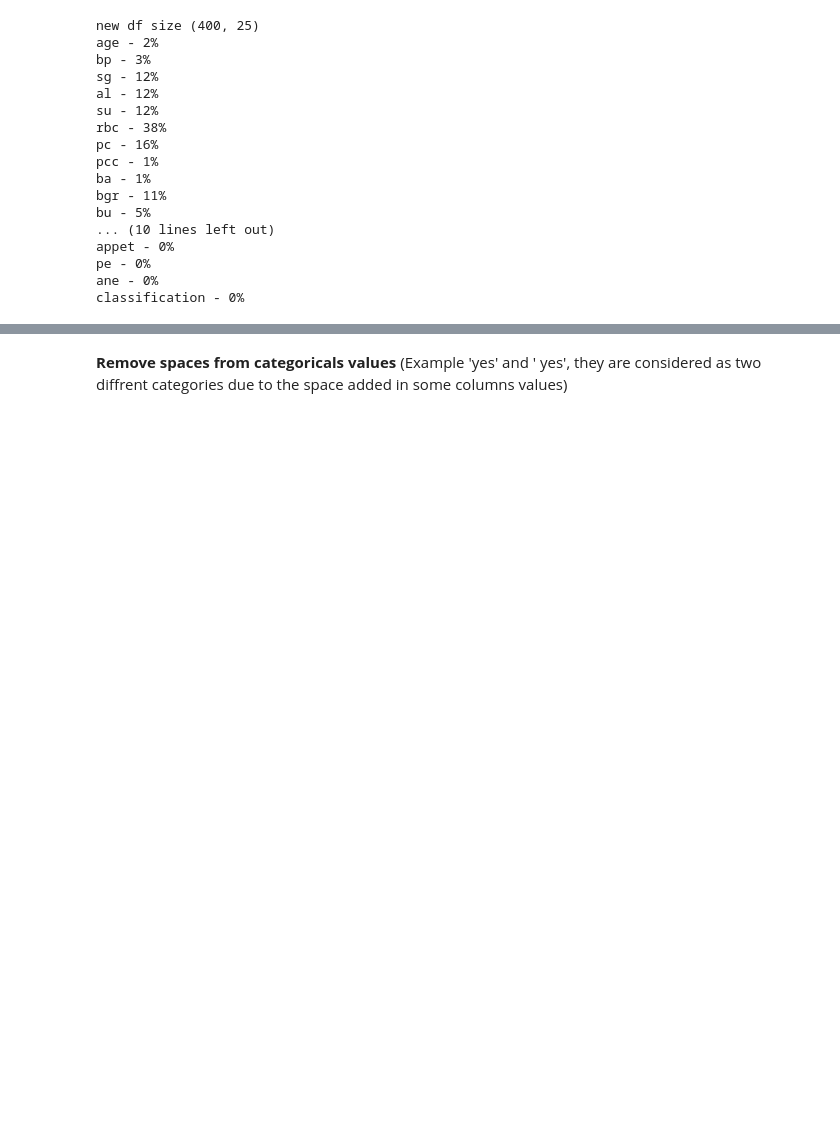
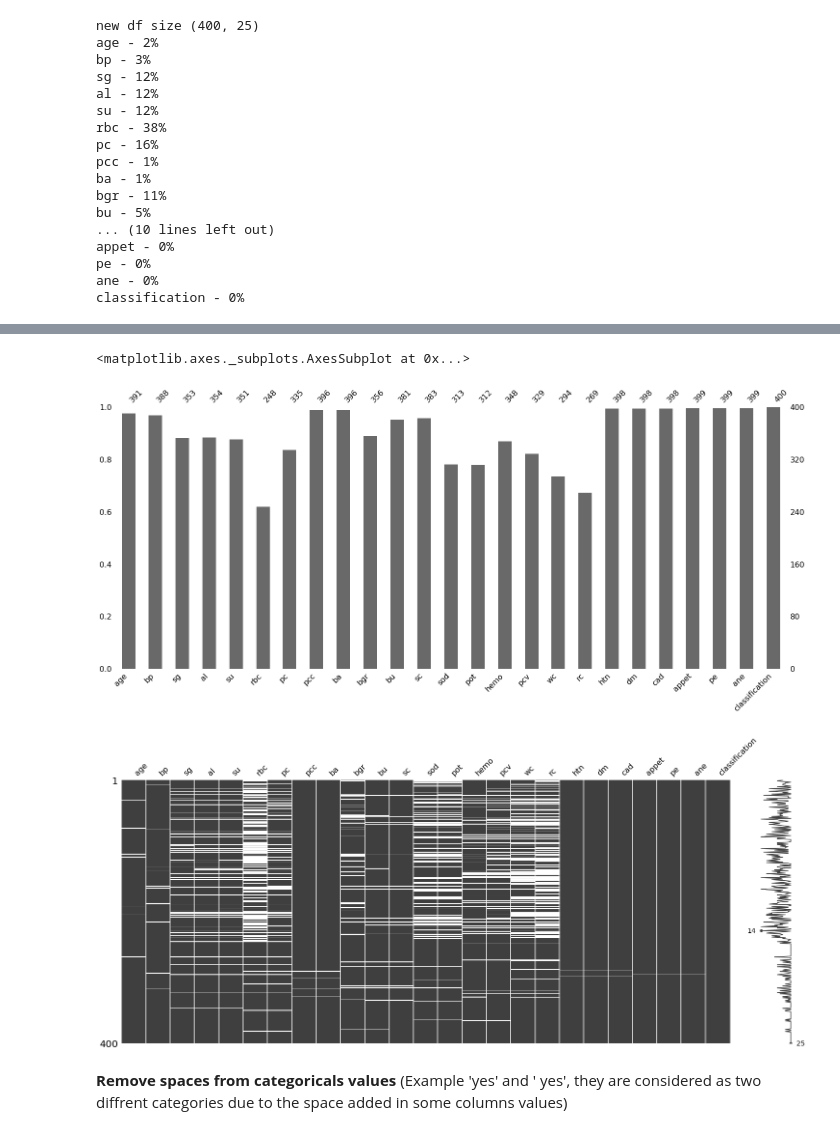
Before and after one commit to lamisghoualmi/Chronic-Kidney-disease-Data-analysis-and-Prediction, a Jupyter notebook: Kidney_Disease_Prediction.ipynb, the cells around one changed output, grey strips where cells are left out. Cells and saved outputs as stored; diff of their text form; code cells hidden in the pictures; blank space fills up the shorter version.

```diff
--- a/Kidney_Disease_Prediction.ipynb
+++ b/Kidney_Disease_Prediction.ipynb
@@ -68,6 +68,10 @@ print('Variables informations')
 df.info()
 print('statiscital desritption of the continious variables')
 df.describe()
+
+#Correct var pcv wc rc that contains '?' and a ' nan '
+df.replace('?',np.nan,inplace=True)
+df.replace(' nan ',np.nan,inplace=True)
 # %% [output]
      age    bp     sg   al   su     rbc        pc         pcc          ba  \
 id
@@ -126,3 +138,12 @@ classification - 0%
+# %%
+import missingno as  msno
+
+msno.bar(df)
+msno.matrix(df)
+# %% [output]
+<matplotlib.axes._subplots.AxesSubplot at 0x...>
+[figure, added]
+[figure, added]
 # %% [markdown]
 **Remove spaces from categoricals values** (Example 'yes' and ' yes', they are considered as two diffrent categories due to the space added in some columns values)
 # %%
```
Also changed, not shown: parts of 13 cells of this notebook.
